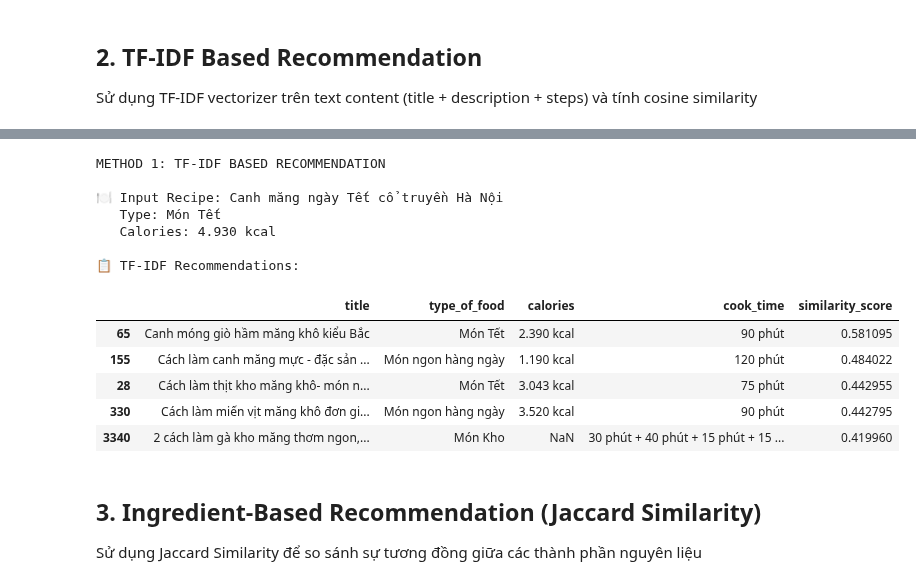
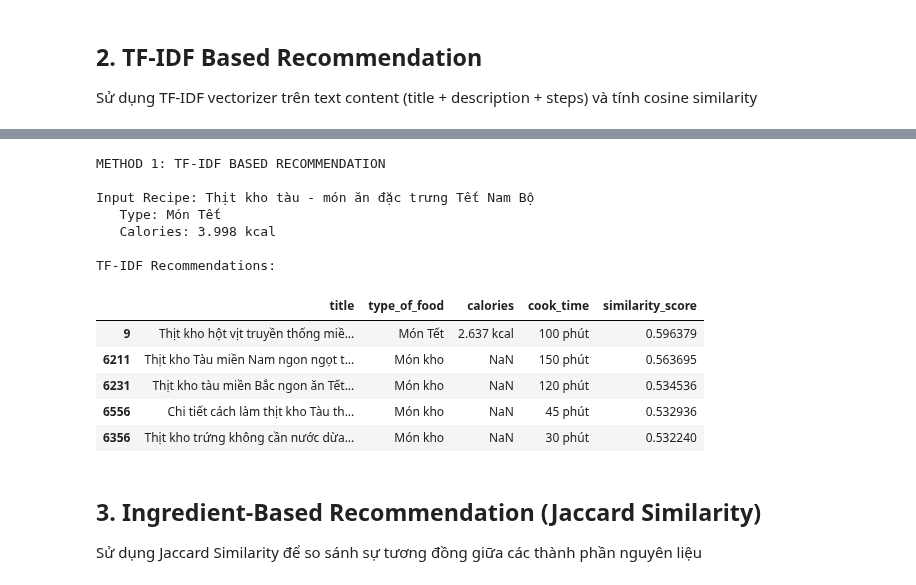
Before and after one commit to TMTien31/DS300-UIT-RecommenderSystem, a Jupyter notebook: Finalproject/notebooks/1_Content_Based.ipynb, the cells around one changed output, grey strips where cells are left out. Cells and saved outputs as stored; diff of their text form; code cells hidden in the pictures.

```diff
--- a/Finalproject/notebooks/1_Content_Based.ipynb
+++ b/Finalproject/notebooks/1_Content_Based.ipynb
@@ -256,26 +258,26 @@ def recommend_by_title_tfidf(title, df, similarity_matrix, top_n=5):
 # %%
 # Test TF-IDF Recommendation
 print("METHOD 1: TF-IDF BASED RECOMMENDATION")
 
 # Test với một món ăn
-test_title = "Canh măng"
+test_title = "Thịt kho tàu"
 recommendations = recommend_by_title_tfidf(test_title, data, tfidf_similarity, top_n=5)
 if recommendations is not None:
     display(recommendations)
 # %% [output]
 METHOD 1: TF-IDF BASED RECOMMENDATION
 
-🍽️ Input Recipe: Canh măng ngày Tết cổ truyền Hà Nội
+Input Recipe: Thịt kho tàu - món ăn đặc trưng Tết Nam Bộ
    Type: Món Tết
-   Calories: 4.930 kcal
+   Calories: 3.998 kcal
 
-📋 TF-IDF Recommendations:
+TF-IDF Recommendations:
 |  | title | type_of_food | calories | cook_time | similarity_score |
-| 65 | Canh móng giò hầm măng khô kiểu Bắc | Món Tết | 2.390 kcal | 90 phút | 0.581095 |
-| 155 | Cách làm canh măng mực - đặc sản ... | Món ngon hàng ngày | 1.190 kcal | 120 phút | 0.484022 |
-| 28 | Cách làm thịt kho măng khô- món n... | Món Tết | 3.043 kcal | 75 phút | 0.442955 |
-| 330 | Cách làm miến vịt măng khô đơn gi... | Món ngon hàng ngày | 3.520 kcal | 90 phút | 0.442795 |
-| 3340 | 2 cách làm gà kho măng thơm ngon,... | Món Kho | NaN | 30 phút + 40 phút + 15 phút + 15 ... | 0.419960 |
+| 9 | Thịt kho hột vịt truyền thống miề... | Món Tết | 2.637 kcal | 100 phút | 0.596379 |
+| 6211 | Thịt kho Tàu miền Nam ngon ngọt t... | Món kho | NaN | 150 phút | 0.563695 |
+| 6231 | Thịt kho tàu miền Bắc ngon ăn Tết... | Món kho | NaN | 120 phút | 0.534536 |
+| 6556 | Chi tiết cách làm thịt kho Tàu th... | Món kho | NaN | 45 phút | 0.532936 |
+| 6356 | Thịt kho trứng không cần nước dừa... | Món kho | NaN | 30 phút | 0.532240 |
 # %% [markdown]
 ## 3. Ingredient-Based Recommendation (Jaccard Similarity)
 
```
Also changed, not shown: parts of 10 cells of this notebook.
